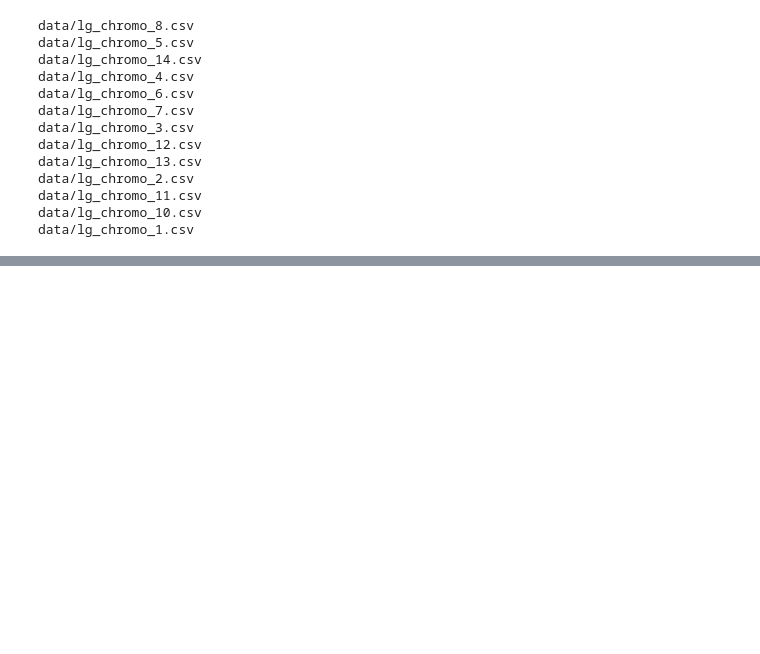
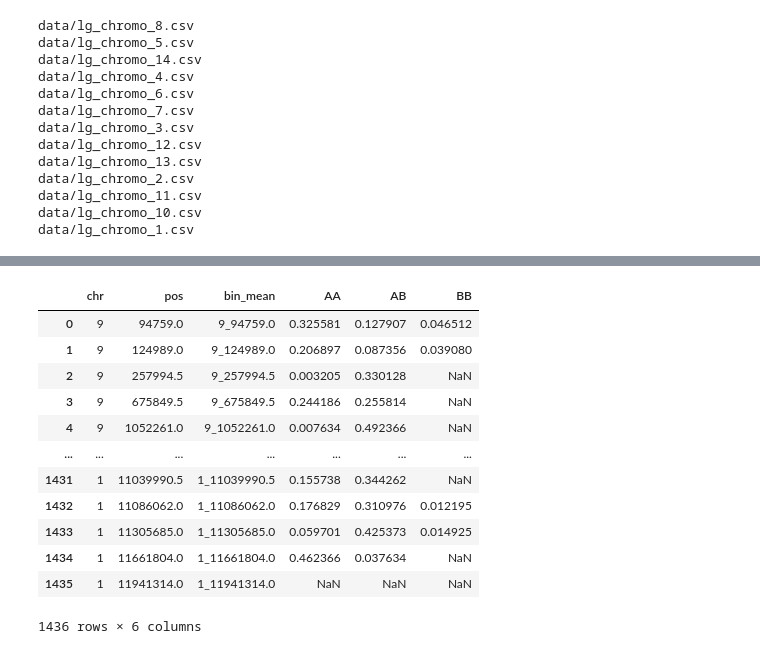
Before and after one commit to bergcolette/AHQsd_analyses, a Jupyter notebook: SNP_windowing.ipynb, the cells around one changed output, grey strips where cells are left out. Saved outputs shown, nothing was run; the diff lists cells and outputs as text; code cells hidden in the pictures; blank space fills up the shorter version.

```diff
--- a/SNP_windowing.ipynb
+++ b/SNP_windowing.ipynb
@@ -178,0 +251,16 @@ td_geno.to_parquet("AHQsd_F2_genotypes_windowed.parquet")
+# %%
+site_ratios
+# %% [output]
+|  | chr | pos | bin_mean | AA | AB | BB |
+| 0 | 9 | 94759.0 | 9_94759.0 | 0.325581 | 0.127907 | 0.046512 |
+| 1 | 9 | 124989.0 | 9_124989.0 | 0.206897 | 0.087356 | 0.039080 |
+| 2 | 9 | 257994.5 | 9_257994.5 | 0.003205 | 0.330128 | NaN |
+| 3 | 9 | 675849.5 | 9_675849.5 | 0.244186 | 0.255814 | NaN |
+| 4 | 9 | 1052261.0 | 9_1052261.0 | 0.007634 | 0.492366 | NaN |
+| ... | ... | ... | ... | ... | ... | ... |
+| 1431 | 1 | 11039990.5 | 1_11039990.5 | 0.155738 | 0.344262 | NaN |
+| 1432 | 1 | 11086062.0 | 1_11086062.0 | 0.176829 | 0.310976 | 0.012195 |
+| 1433 | 1 | 11305685.0 | 1_11305685.0 | 0.059701 | 0.425373 | 0.014925 |
+| 1434 | 1 | 11661804.0 | 1_11661804.0 | 0.462366 | 0.037634 | NaN |
+| 1435 | 1 | 11941314.0 | 1_11941314.0 | NaN | NaN | NaN |
+1436 rows × 6 columns
```
Also changed, not shown: parts of 10 cells of this notebook, 2 other files.
